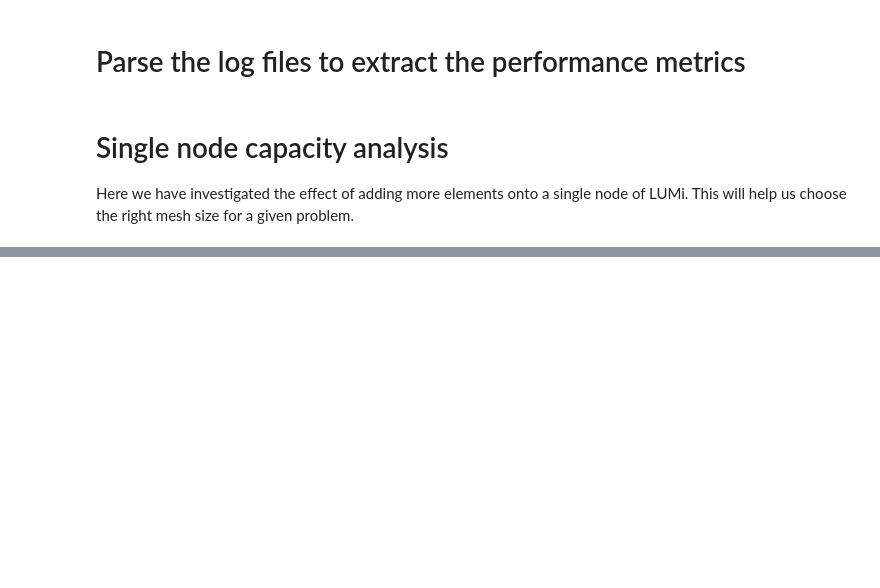
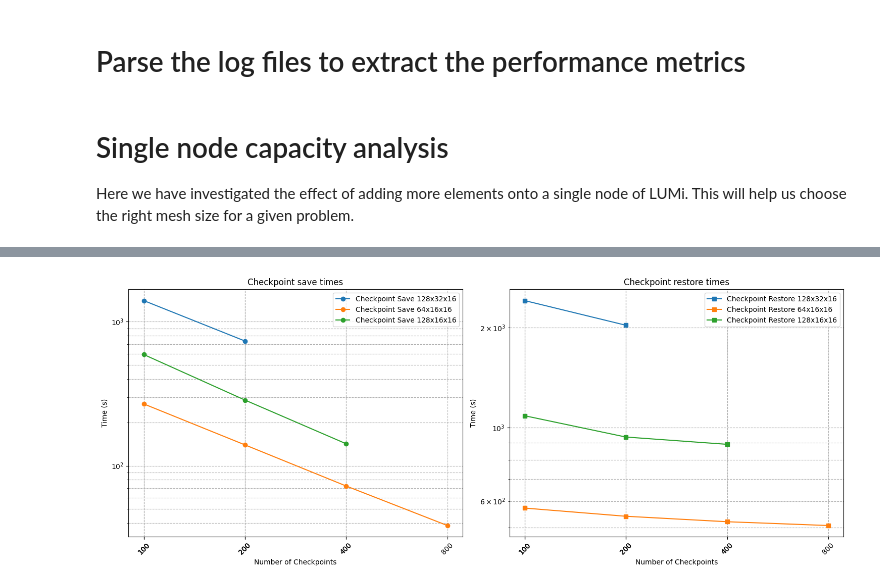
Before and after one commit to ExtremeFLOW/neko-top, a Jupyter notebook: examples/lumi_mixer/analyse.ipynb, the cells around one changed output, grey strips where cells are left out. Saved outputs shown, nothing was run; the diff lists cells and outputs as text; code cells hidden in the pictures; blank space fills up the shorter version.

```diff
--- a/examples/lumi_mixer/analyse.ipynb
+++ b/examples/lumi_mixer/analyse.ipynb
@@ -269,0 +275,52 @@ plt.show()
+# %%
+checkpoint_count = read_experiment_file('memory_checkpoints.csv')
+
+# Plot the checkpoint save and restore times as a function of the number of
+# checkpoints.
+
+num_memory = np.array(
+    [exp['N_memory'] for exp in checkpoint_count if exp['status'] == 'done'])
+checkpoint_save = extract_times(checkpoint_count, 'Checkpoint save',
+                                'Total time')
+checkpoint_restore = extract_times(checkpoint_count, 'Checkpoint restore',
+                                   'Total time')
+
+# Get the mesh size for the labels and group by mesh size
+mesh_size = np.array([
+    f"{exp['Nx']}x{exp['Ny']}x{exp['Nz']}" for exp in checkpoint_count
+    if exp['status'] == 'done'
+])
+mesh_labels = np.array(list(set(mesh_size)))
+
+# Plot the checkpoint save and restore times in two subfigures grouped by
+# mesh size
+[fig_checkpoint, ax_checkpoint] = plt.subplots(1, 2, figsize=(15, 6))
+
+for mesh in mesh_labels:
+    mask = mesh_size == mesh
+    ax_checkpoint[0].plot(num_memory[mask],
+                          checkpoint_save[mask],
+                          marker='o',
+                          label=f'Checkpoint Save {mesh}')
+    ax_checkpoint[1].plot(num_memory[mask],
+                          checkpoint_restore[mask],
+                          marker='s',
+                          label=f'Checkpoint Restore {mesh}')
+
+for i, ax in enumerate(ax_checkpoint):
+    ax.set_xscale('log', base=2)
+    ax.set_yscale('log', base=10)
+    ax.set_xlabel('Number of Checkpoints')
+    ax.set_ylabel('Time (s)')
+    ax.set_xticks(num_memory)
+    ax.set_xticklabels(num_memory, rotation=45)
+    if i == 0:
+        ax.set_title('Checkpoint save times')
+    else:
+        ax.set_title('Checkpoint restore times')
+    ax.legend()
+    ax.grid(True, which="both", ls="--")
+
+plt.tight_layout()
+# %% [output]
+[figure, added]
```
Also changed, not shown: parts of 3 cells of this notebook, 1 other file.
